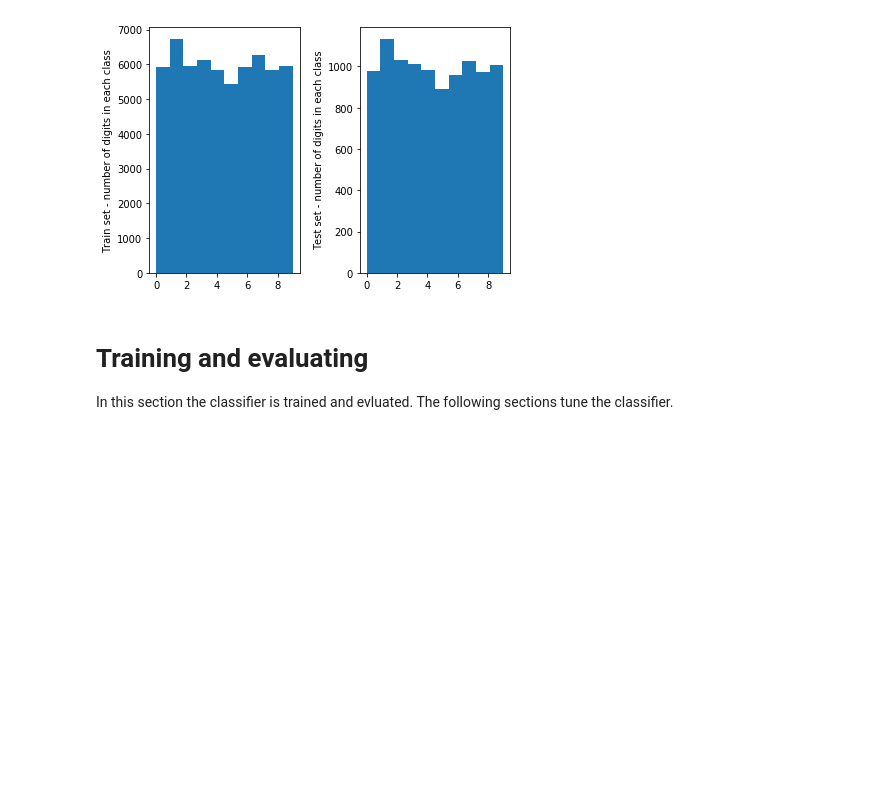
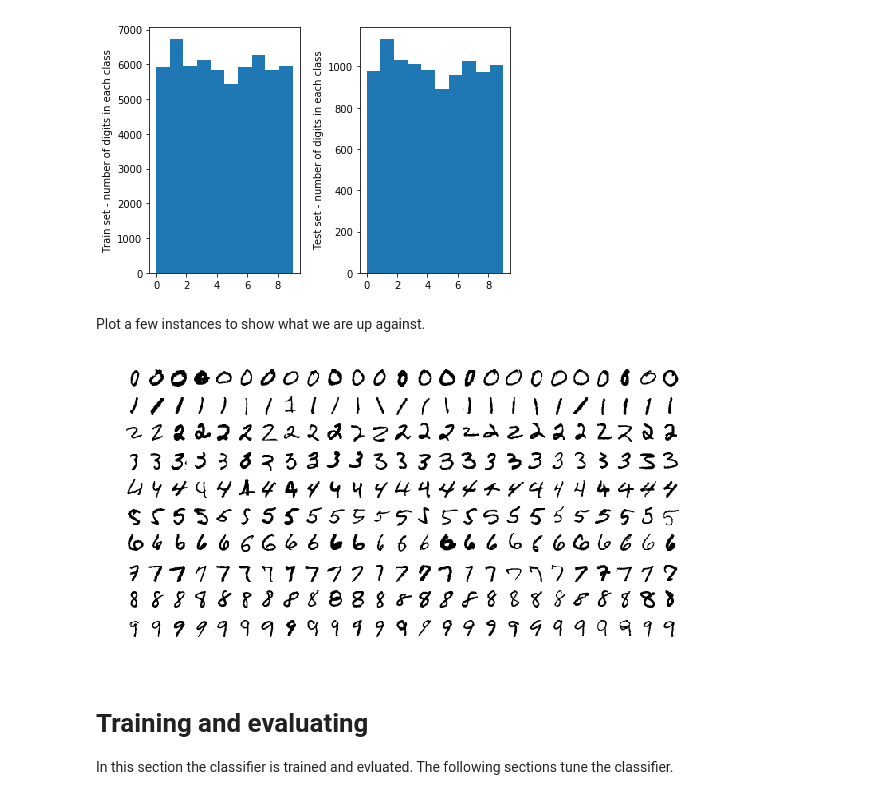
Before and after one commit to fau-masters-collected-works-cgarbin/cap6618-computer-vision, a Jupyter notebook: module3/CAP6618_PP1_cgarbin_final.ipynb, the cells around one changed output. Saved outputs shown, nothing was run; the diff lists cells and outputs as text; code cells hidden in the pictures; blank space fills up the shorter version.

Commit message:
Plot a few instances of the training digits to visualize MNIST

```diff
--- a/module3/CAP6618_PP1_cgarbin_final.ipynb
+++ b/module3/CAP6618_PP1_cgarbin_final.ipynb
@@ -80,6 +80,25 @@ plt.tight_layout()
 plt.show()
 # %% [output]
 [figure]
+# %% [markdown]
+Plot a few instances to show what we are up against.
+# %%
+def plot_digits(instances):
+    size = 28  # MNIST image size 28x28
+    images_per_row = len(instances)
+    images = [instance.reshape(size,size) for instance in instances]
+    row_images = []
+    row_images.append(np.concatenate(images[0:images_per_row], axis=1))
+    image = np.concatenate(row_images, axis=0)
+    plt.imshow(image, cmap = matplotlib.cm.binary)
+    plt.axis("off")
+
+plt.figure(figsize=(10,5))
+for digit in range(10):
+    plt.subplot(10,1,digit+1); plot_digits(X_train[y_train == digit][:25])
+plt.show()
+# %% [output]
+[figure, added]
 # %% [markdown]
 # Training and evaluating
 
```
